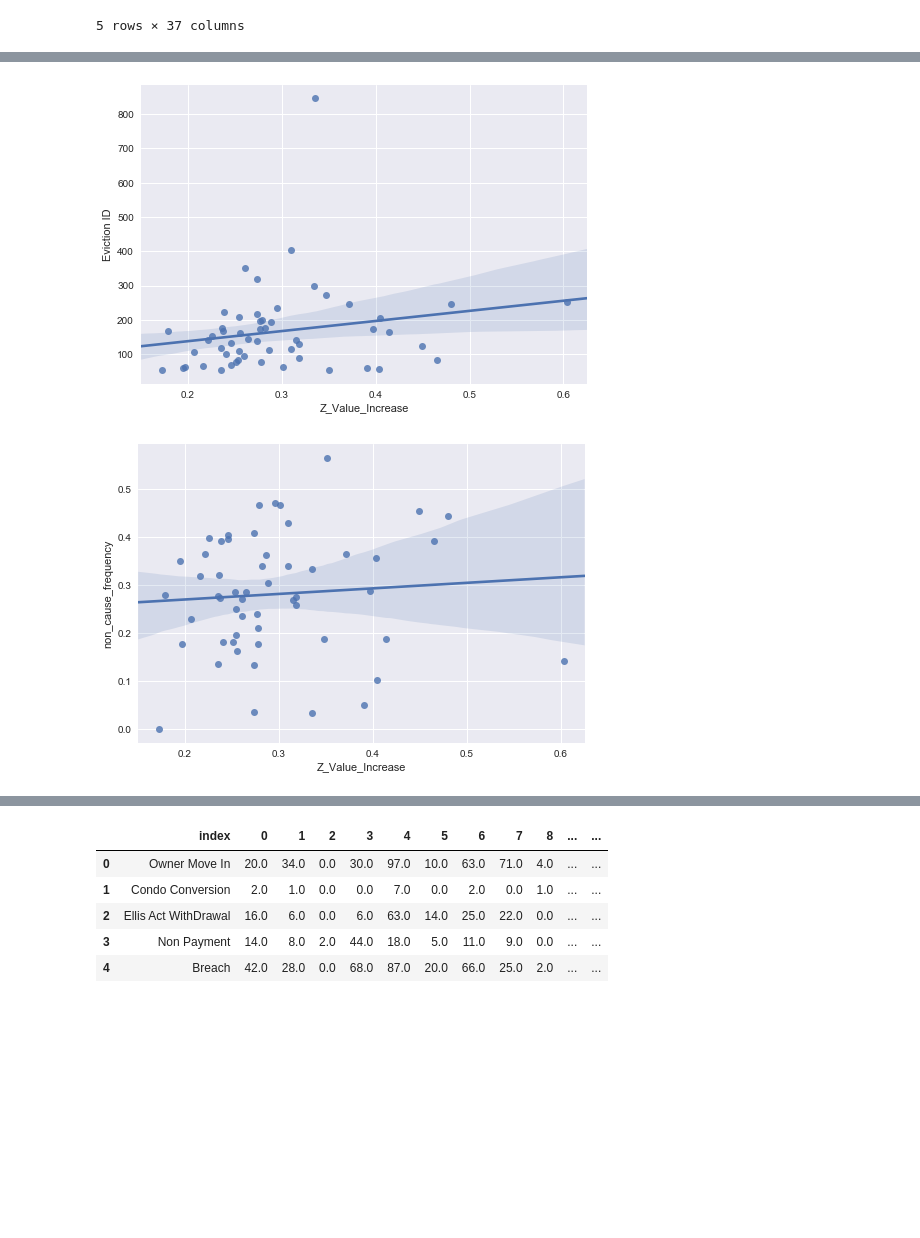
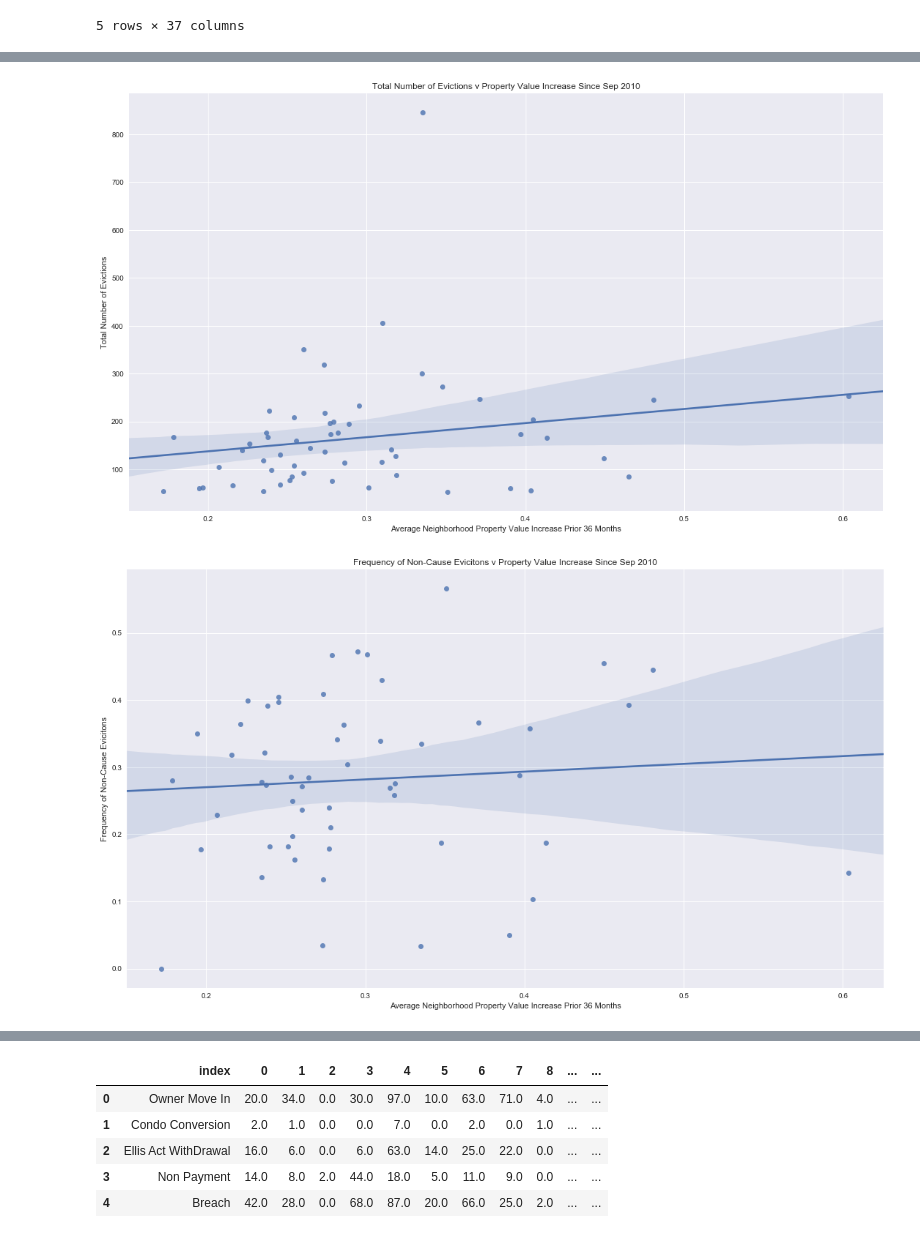
Before and after one commit to Jkremr/evictions-home-values, a Jupyter notebook: evictions-home-values.ipynb, the cells around one changed output, grey strips where cells are left out. Drawn from its saved outputs; the diff is of its cells as text; code cells hidden in the pictures; blank space fills up the shorter version.

```diff
--- a/evictions-home-values.ipynb
+++ b/evictions-home-values.ipynb
@@ -238,13 +219,23 @@ plot_non_cause_frequency.head()
-# %%
-ax = sns.regplot(y='Eviction ID', x='Z_Value_Increase', data=plot_non_cause_frequency)
-plt.show()
-# %% [output]
-[figure, removed]
-# %%
-ax = sns.regplot(y='non_cause_frequency', x='Z_Value_Increase', data=plot_non_cause_frequency)
-plt.show()
-# %% [output]
-[figure, removed]
+# %%
+fig, ax = plt.subplots()
+fig.set_size_inches(18.5, 10.5)
+ax = sns.regplot(y='Eviction ID', x='Z_Value_Increase', data=plot_non_cause_frequency)
+plt.title('Total Number of Evictions v Property Value Increase Since %s' % startdate)
+plt.ylabel('Total Number of Evictions')
+plt.xlabel('Average Neighborhood Property Value Increase Prior %s Months' % lookbackperiod_mos)
+plt.show()
+# %% [output]
+[figure, added]
+# %%
+fig, ax = plt.subplots()
+fig.set_size_inches(18.5, 10.5)
+ax = sns.regplot(y='non_cause_frequency', x='Z_Value_Increase', data=plot_non_cause_frequency)
+plt.title('Frequency of Non-Cause Evicitons v Property Value Increase Since %s' % startdate)
+plt.ylabel('Frequency of Non-Cause Evicitons')
+plt.xlabel('Average Neighborhood Property Value Increase Prior %s Months' % lookbackperiod_mos)
+plt.show()
+# %% [output]
+[figure, added]
 # %%
 lmplot_non_cause_frequency = plot_non_cause_frequency.sort_values(by=('Z_Value_Increase'))
 
```
Also changed, not shown: parts of 16 cells of this notebook.
